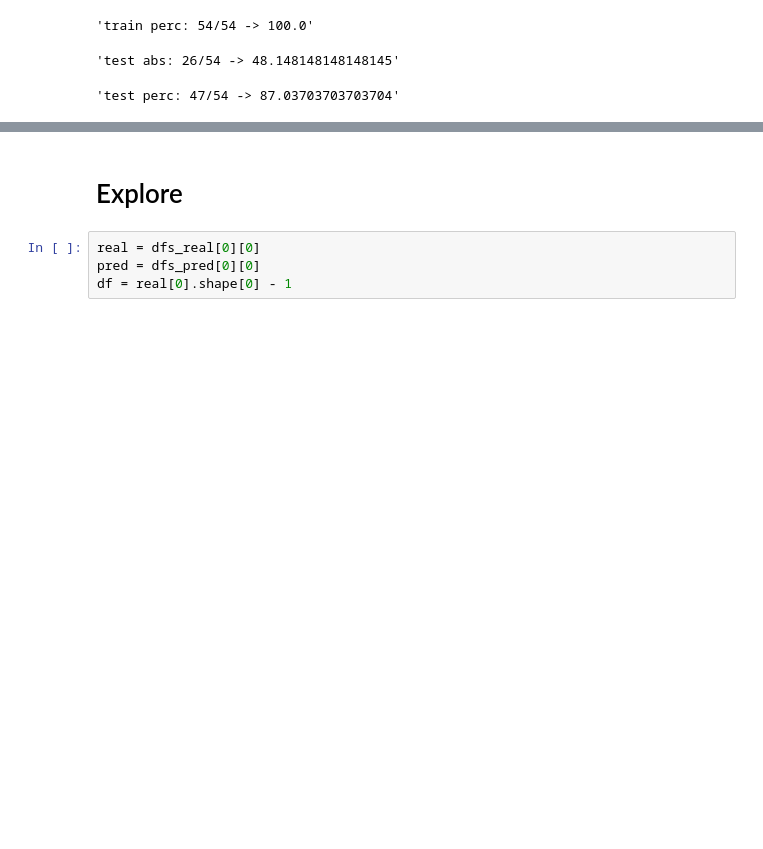
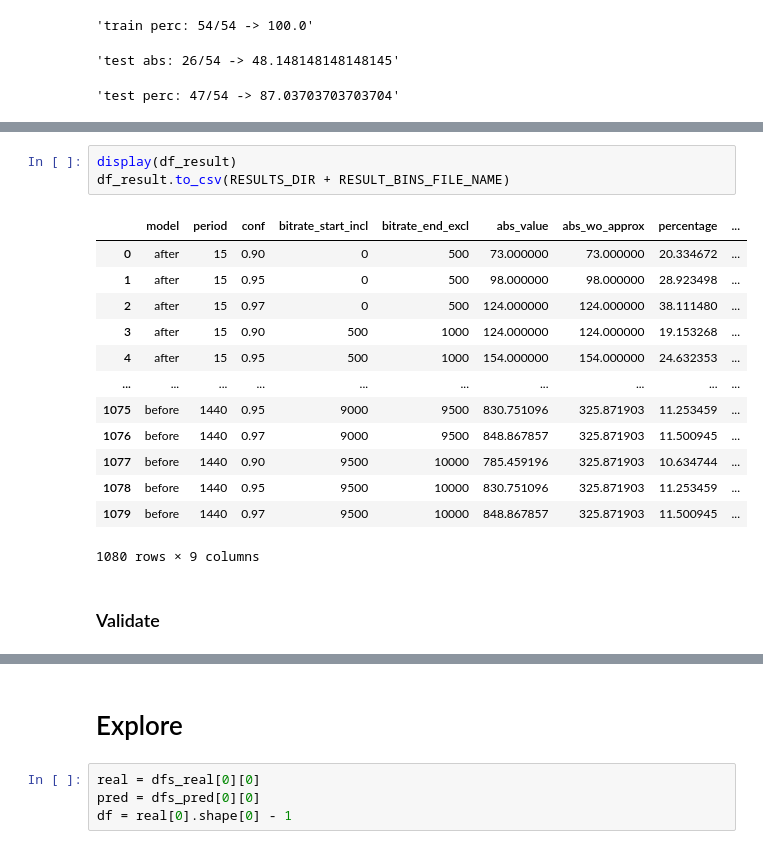
Before and after one commit to netopt/stat_traf_underestim_compensation, a Jupyter notebook: src/statistical_traffic_overhead_underestimation_compensation.ipynb, the cells around one changed output, grey strips where cells are left out. Drawn from its saved outputs; the diff is of its cells as text; blank space fills up the shorter version.

```diff
--- a/src/statistical_traffic_overhead_underestimation_compensation.ipynb
+++ b/src/statistical_traffic_overhead_underestimation_compensation.ipynb
@@ -365,0 +449,19 @@ display('test perc: ' + str(test_perc_suc) + "/" + str(test_count) + " -> " + st
+# %%
+display(df_result)
+df_result.to_csv(RESULTS_DIR + RESULT_BINS_FILE_NAME)
+# %% [output]
+|  | model | period | conf | bitrate_start_incl | bitrate_end_excl | abs_value | abs_wo_approx | percentage | ... |
+| 0 | after | 15 | 0.90 | 0 | 500 | 73.000000 | 73.000000 | 20.334672 | ... |
+| 1 | after | 15 | 0.95 | 0 | 500 | 98.000000 | 98.000000 | 28.923498 | ... |
+| 2 | after | 15 | 0.97 | 0 | 500 | 124.000000 | 124.000000 | 38.111480 | ... |
+| 3 | after | 15 | 0.90 | 500 | 1000 | 124.000000 | 124.000000 | 19.153268 | ... |
+| 4 | after | 15 | 0.95 | 500 | 1000 | 154.000000 | 154.000000 | 24.632353 | ... |
+| ... | ... | ... | ... | ... | ... | ... | ... | ... | ... |
+| 1075 | before | 1440 | 0.95 | 9000 | 9500 | 830.751096 | 325.871903 | 11.253459 | ... |
+| 1076 | before | 1440 | 0.97 | 9000 | 9500 | 848.867857 | 325.871903 | 11.500945 | ... |
+| 1077 | before | 1440 | 0.90 | 9500 | 10000 | 785.459196 | 325.871903 | 10.634744 | ... |
+| 1078 | before | 1440 | 0.95 | 9500 | 10000 | 830.751096 | 325.871903 | 11.253459 | ... |
+| 1079 | before | 1440 | 0.97 | 9500 | 10000 | 848.867857 | 325.871903 | 11.500945 | ... |
+1080 rows × 9 columns
+# %% [markdown]
+### Validate
```
Also changed, not shown: parts of 15 cells of this notebook, 3 other files.
